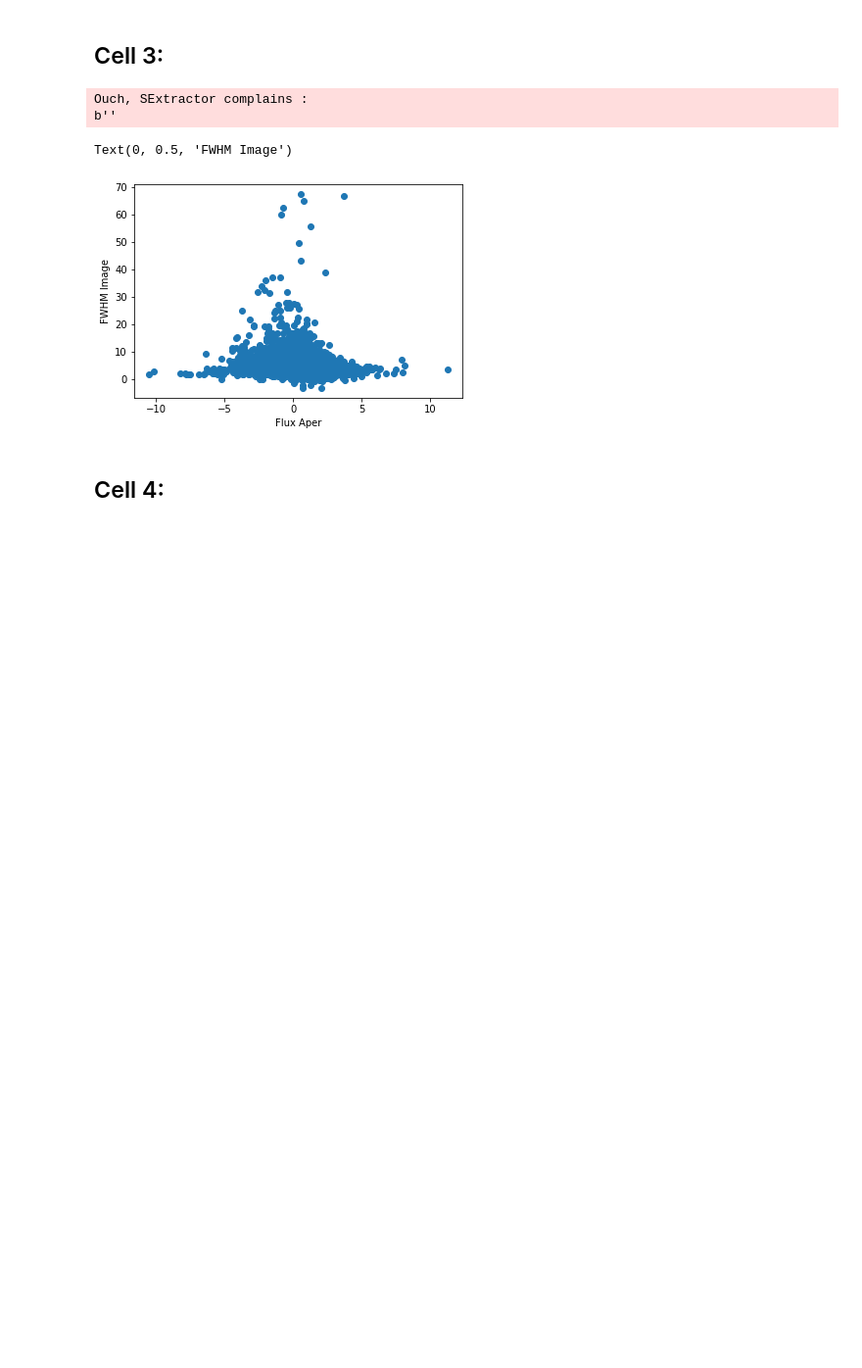
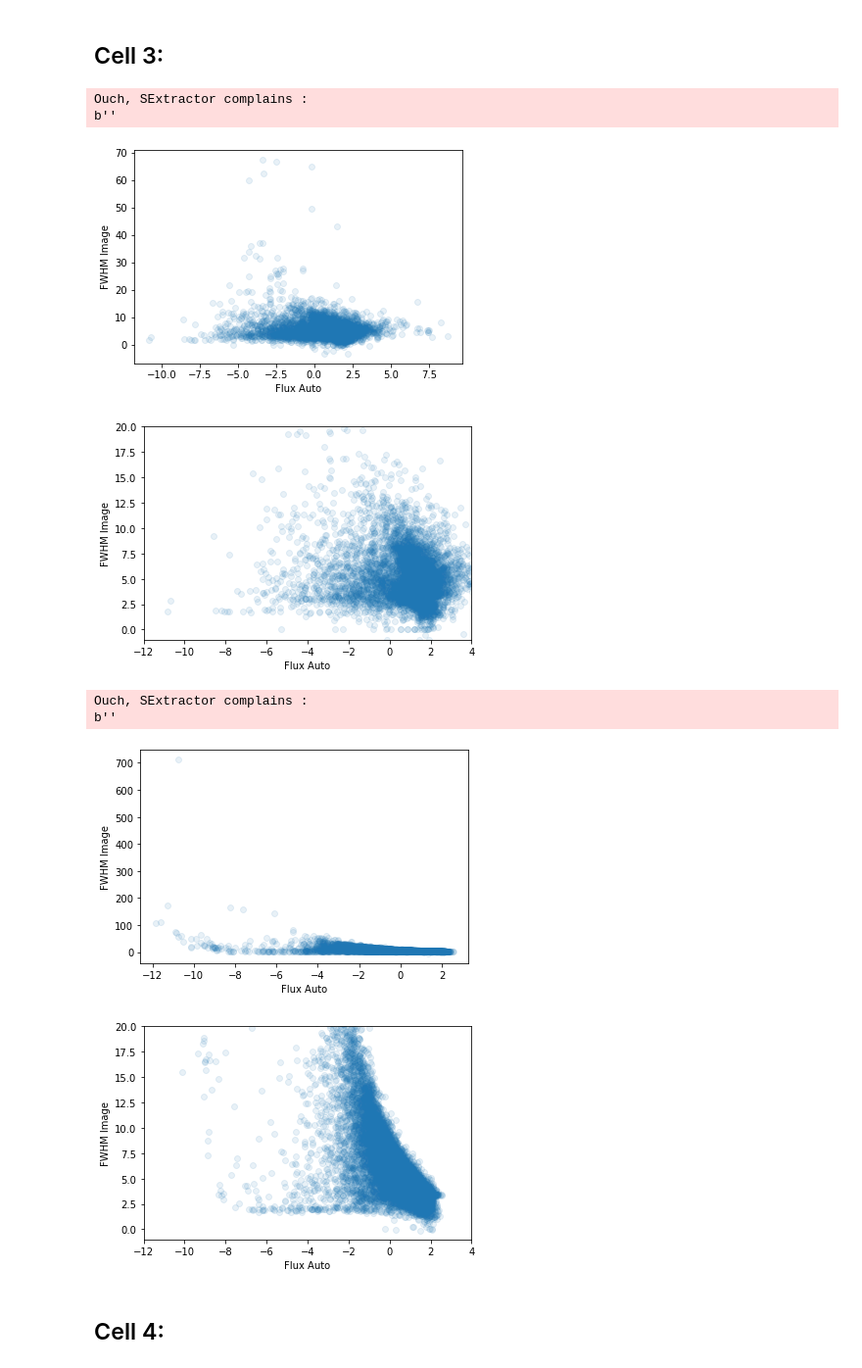
Before and after one commit to weslumundo/catalog_creation, a Jupyter notebook: convolution/Convolutin_py3_v2.ipynb, the cells around one changed output. Shown at 98% size. Saved outputs shown, nothing was run; the diff lists cells and outputs as text; code cells hidden in the pictures; blank space fills up the shorter version.

Commit message:
changed fwhm plots

```diff
--- a/convolution/Convolutin_py3_v2.ipynb
+++ b/convolution/Convolutin_py3_v2.ipynb
@@ -66,23 +66,56 @@ fwhm_red_rad = 2.44 * redWavelength/hubbleDiameter
 #@@@
 fwhm_blue_pix = 2.5 #well, you need to measure this using imexamine/topcat; this should be true for both blue images, original and reprojected
 fwhm_red_pix = 1.85 #well, you need to measure this as ^ #$$$
-# %%
-#calculate real fwhm
-table_red=ic.makecat(filered,see=fwhm_red_arc)
-#print(table_red)
-#print(table_red['FWHM_IMAGE'])
-#print(table_red['FLUX_APER'])
-my_fwhm = table_red['FWHM_IMAGE']
-logFlux = (-2.5)*np.log10(table_red['FLUX_APER'])
-
-plt.scatter(logFlux,my_fwhm)
-plt.xlabel('Flux Aper')
-plt.ylabel('FWHM Image')
-# %% [output]
-Ouch, SExtractor complains :
-b''
-Text(0, 0.5, 'FWHM Image')
-[figure, removed]
+# %%
+#calculate real fwhm
+table_red=ic.makecat(filered,see=fwhm_red_arc)
+#print(table_red)
+#print(table_red['FWHM_IMAGE'])
+#print(table_red['FLUX_APER'])
+my_fwhm = table_red['FWHM_IMAGE']
+logFlux = (-2.5)*np.log10(table_red['FLUX_AUTO'])
+
+plt.scatter(logFlux,my_fwhm,alpha=0.1)
+plt.xlabel('Flux Auto')
+plt.ylabel('FWHM Image')
+plt.show()
+plt.clf()
+plt.scatter(logFlux,my_fwhm,alpha=0.1)
+plt.xlabel('Flux Auto Red')
+plt.ylabel('FWHM Image')
+plt.xlim(-12,4)
+plt.ylim(-1,20)
+plt.show()
+
+
+#calculate real fwhm
+table_blue=ic.makecat(fileblue,see=fwhm_blue_arc)
+#print(table_red)
+#print(table_red['FWHM_IMAGE'])
+#print(table_red['FLUX_APER'])
+my_fwhm = table_blue['FWHM_IMAGE']
+logFlux = (-2.5)*np.log10(table_blue['FLUX_AUTO'])
+
+plt.scatter(logFlux,my_fwhm,alpha=0.1)
+plt.xlabel('Flux Auto Blue')
+plt.ylabel('FWHM Image')
+plt.show()
+plt.clf()
+plt.scatter(logFlux,my_fwhm,alpha=0.1)
+plt.xlabel('Flux Auto')
+plt.ylabel('FWHM Image')
+plt.xlim(-12,4)
+plt.ylim(-1,20)
+plt.show()
+# %% [output]
+Ouch, SExtractor complains :
+b''
+[figure, added]
+[figure, added]
+Ouch, SExtractor complains :
+b''
+[figure, added]
+[figure, added]
 # %% [markdown]
 ## Cell 4:
 # %%
```
Also changed, not shown: parts of 1 cell of this notebook, 1 other file.
